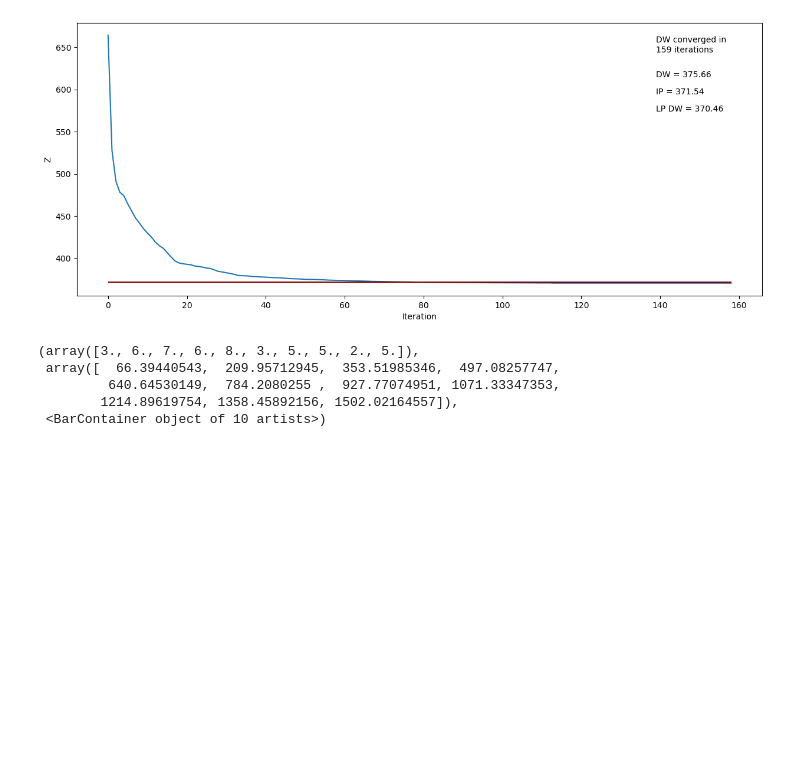
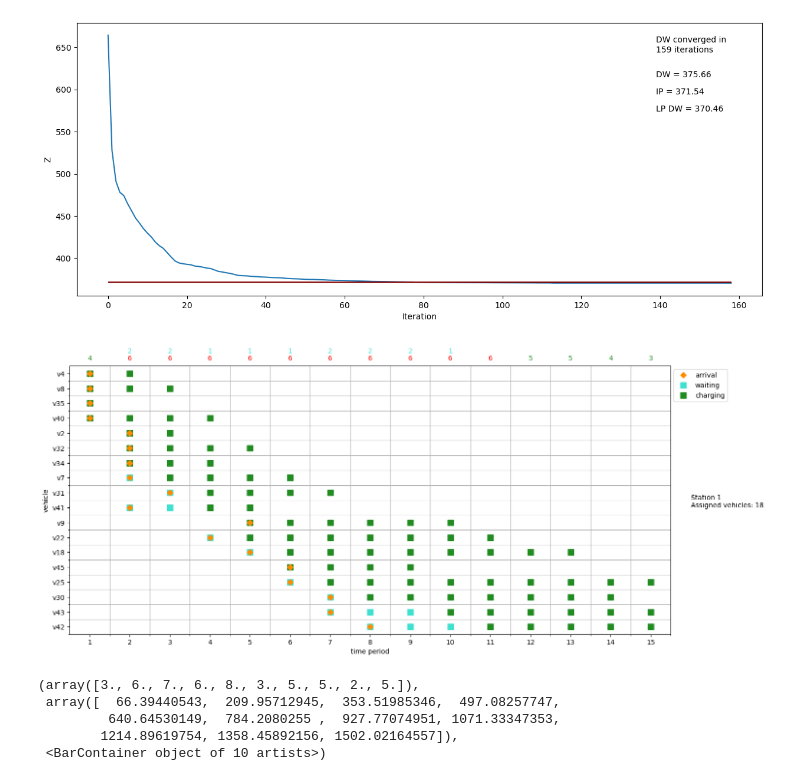
Before and after one commit to juanbeta98/MOPTA-23, a Jupyter notebook: Scheduling.ipynb, the cells around one changed output. Cells and saved outputs as stored; diff of their text form; code cells hidden in the pictures; blank space fills up the shorter version.

```diff
--- a/Scheduling.ipynb
+++ b/Scheduling.ipynb
@@ -566,6 +559,10 @@ ax.set_ylabel("Z")
 # %% [output]
 Text(0, 0.5, 'Z')
 [figure]
+# %%
+plot_scheduling_s(1)
+# %% [output]
+[figure, added]
 # %%
 costs_z = {s:{v:cd*d[v,s]+cc*p[v,s] if d[v,s] <= r[v] else 270*(cd+cc) for v in V} for s in S}
 # %%
```
Also changed, not shown: parts of 6 cells of this notebook.
